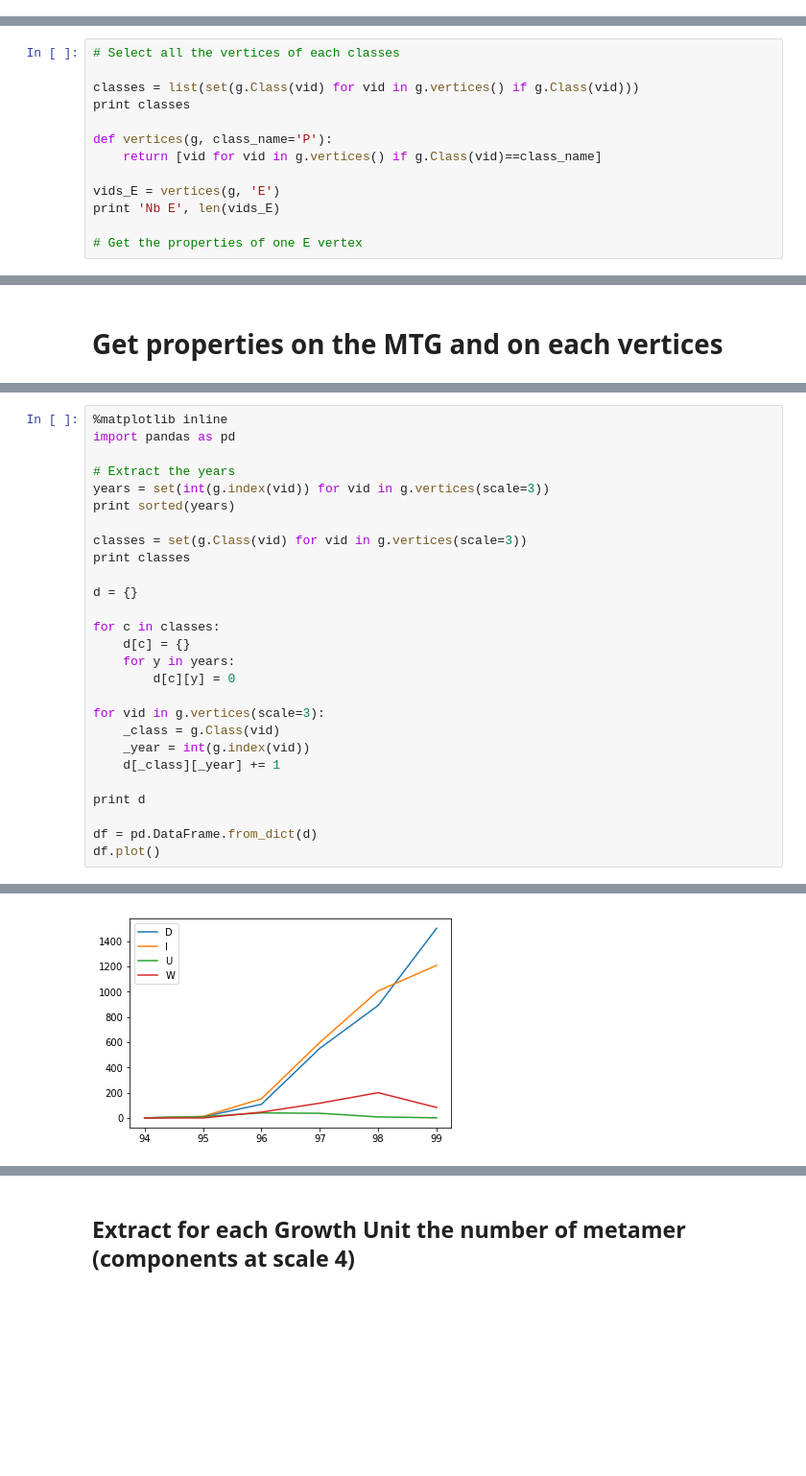
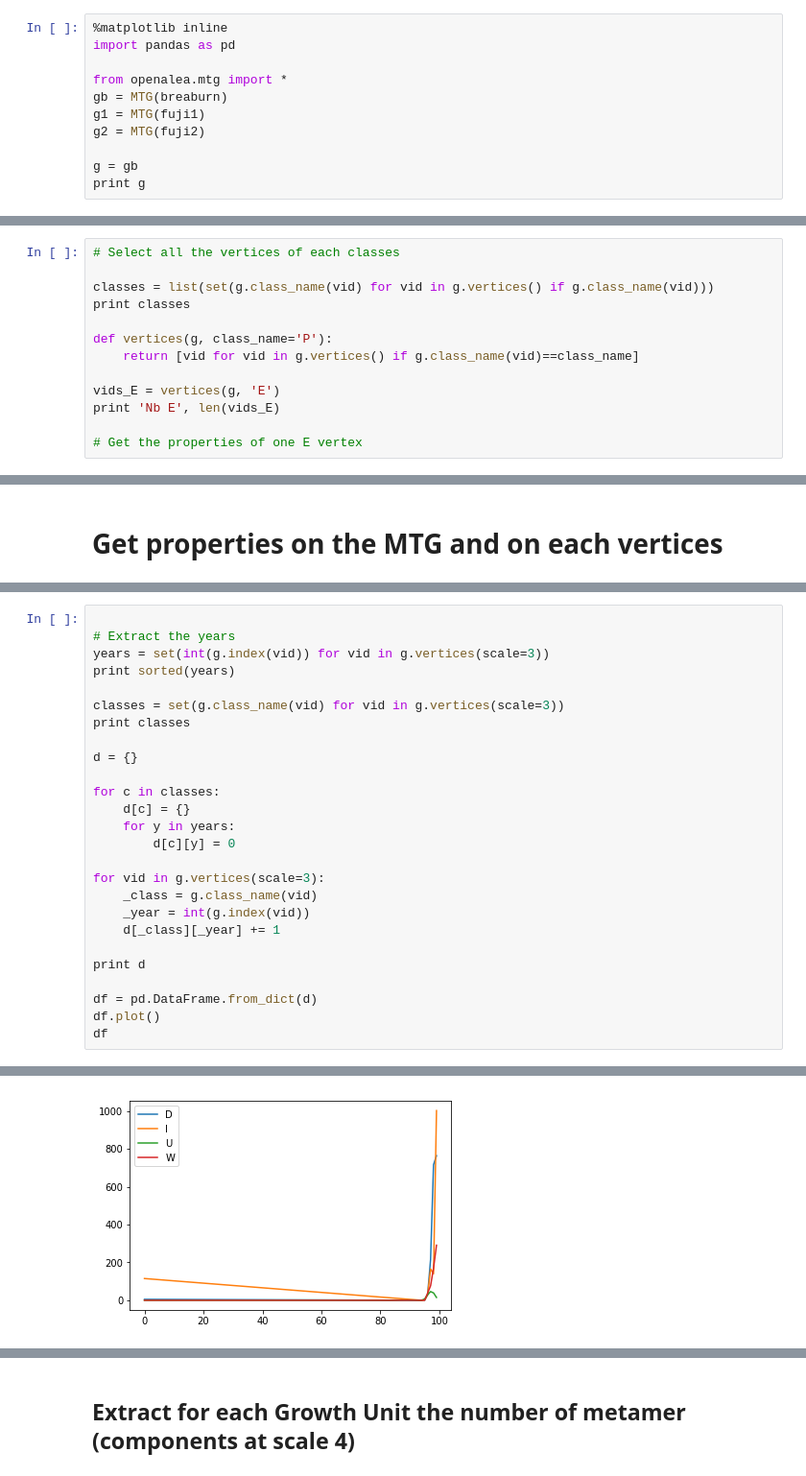
Before and after one commit to openalea-training/agreenium_training_2018, a Jupyter notebook: MTG_Analysis.ipynb, the cells around one changed output, grey strips where cells are left out. Shown: that part at 96% size. Cells and saved outputs as stored; diff of their text form; blank space fills up the shorter version.

```diff
--- a/MTG_Analysis.ipynb
+++ b/MTG_Analysis.ipynb
@@ -43,0 +37,11 @@ MTG : nb_vertices=22299, nb_scales=5
+# %%
+%matplotlib inline
+import pandas as pd
+
+from openalea.mtg import *
+gb = MTG(breaburn)
+g1 = MTG(fuji1)
+g2 = MTG(fuji2)
+
+g = gb
+print g
@@ -85,11 +91,11 @@ Fruit are not a modularity but we can encore specific attributes
 # %%
 # Select all the vertices of each classes
 
-classes = list(set(g.Class(vid) for vid in g.vertices() if g.Class(vid)))
+classes = list(set(g.class_name(vid) for vid in g.vertices() if g.class_name(vid)))
 print classes
 
 def vertices(g, class_name='P'):
-    return [vid for vid in g.vertices() if g.Class(vid)==class_name]
+    return [vid for vid in g.vertices() if g.class_name(vid)==class_name]
 
 vids_E = vertices(g, 'E')
 print 'Nb E', len(vids_E)
@@ -135,14 +141,12 @@ E1
 - the year is the encoded as the index: $label = class + index$
 year = g.index(v) or node.index()
 # %%
-%matplotlib inline
-import pandas as pd
 
 # Extract the years
 years = set(int(g.index(vid)) for vid in g.vertices(scale=3))
 print sorted(years)
 
-classes = set(g.Class(vid) for vid in g.vertices(scale=3))
+classes = set(g.class_name(vid) for vid in g.vertices(scale=3))
 print classes
 
 d = {}
@@ -153,7 +157,7 @@ for c in classes:
         d[c][y] = 0
 
 for vid in g.vertices(scale=3):
-    _class = g.Class(vid)
+    _class = g.class_name(vid)
     _year = int(g.index(vid))
     d[_class][_year] += 1
 
@@ -161,4 +165,5 @@ print d
 
 df = pd.DataFrame.from_dict(d)
 df.plot()
+df
 # %% [output]
@@ -169,4 +181,4 @@ set(['I', 'U', 'D', 'W'])
-[figure, old version]
+[figure, new version]
 # %%
 # Export to a pandas dataframe
 
```
Also changed, not shown: parts of 15 cells of this notebook, 1 other file.
